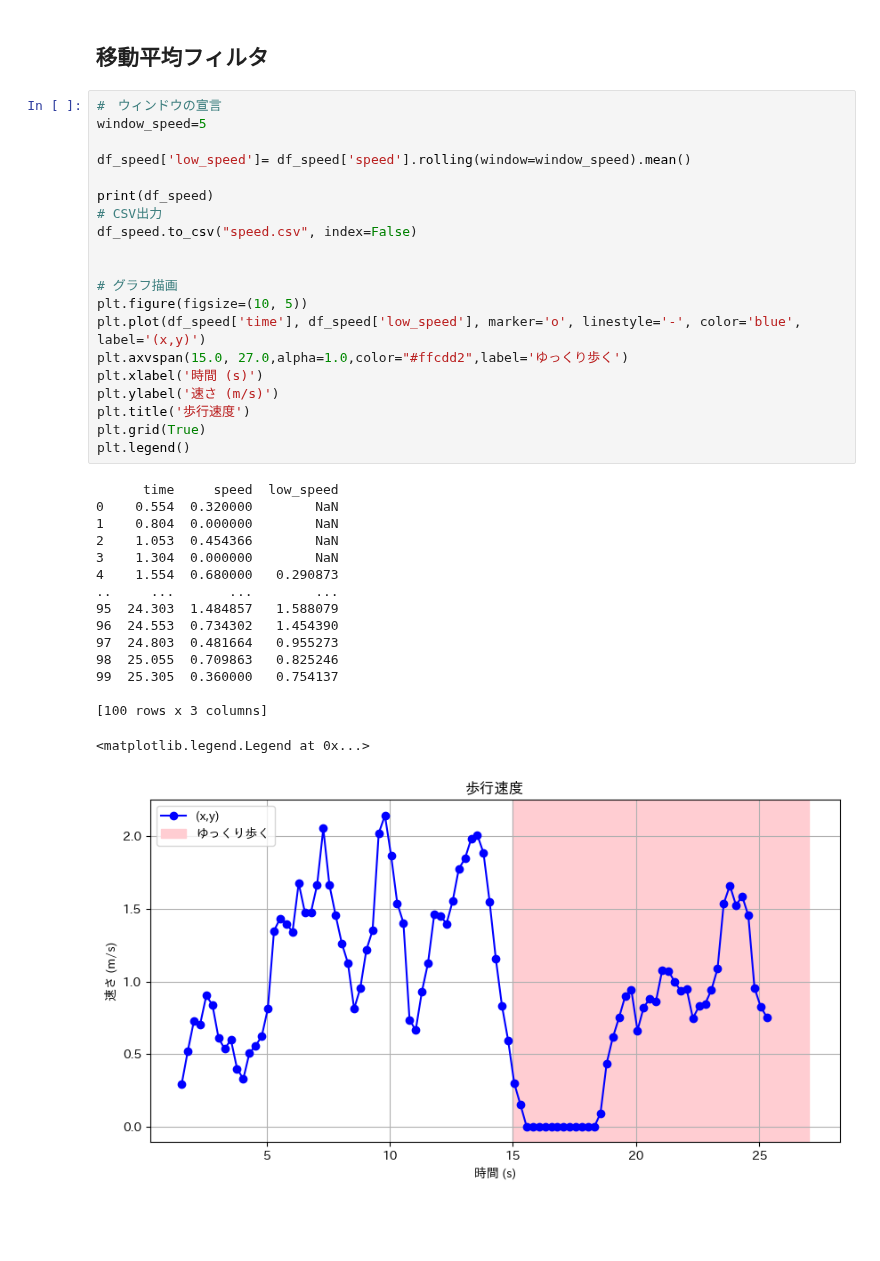
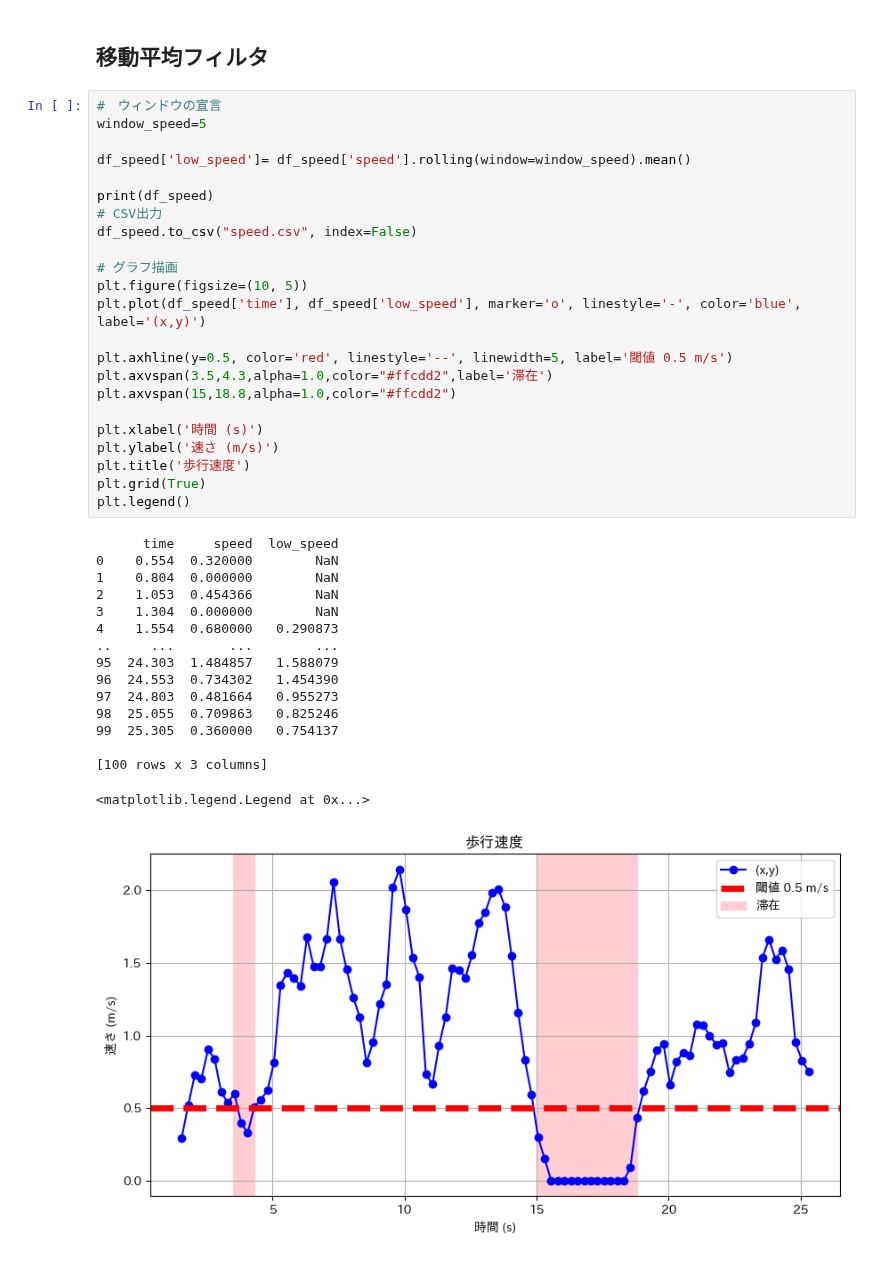
Before and after one commit to kajiLabTeam/pedestrian-behavior-comparison-system, a Jupyter notebook: src/output_trajectories/demo/B/20251127_ryuki_01/speed.ipynb, the cells around one changed output. Drawn from its saved outputs; the diff is of its cells as text; blank space fills up the shorter version.

```diff
--- a/src/output_trajectories/demo/B/20251127_ryuki_01/speed.ipynb
+++ b/src/output_trajectories/demo/B/20251127_ryuki_01/speed.ipynb
@@ -130,33 +132,36 @@ window_speed=5
 df_speed['low_speed']= df_speed['speed'].rolling(window=window_speed).mean()
 
 print(df_speed)
 # CSV出力
 df_speed.to_csv("speed.csv", index=False)
 
-
 # グラフ描画
 plt.figure(figsize=(10, 5))
 plt.plot(df_speed['time'], df_speed['low_speed'], marker='o', linestyle='-', color='blue', label='(x,y)')
-plt.axvspan(15.0, 27.0,alpha=1.0,color="#ffcdd2",label='ゆっくり歩く')
+
+plt.axhline(y=0.5, color='red', linestyle='--', linewidth=5, label='閾値 0.5 m/s')
+plt.axvspan(3.5,4.3,alpha=1.0,color="#ffcdd2",label='滞在')
+plt.axvspan(15,18.8,alpha=1.0,color="#ffcdd2")
+
 plt.xlabel('時間 (s)')
 plt.ylabel('速さ (m/s)')
 plt.title('歩行速度')
 plt.grid(True)
 plt.legend()
 # %% [output]
       time     speed  low_speed
 0    0.554  0.320000        NaN
 1    0.804  0.000000        NaN
 2    1.053  0.454366        NaN
 3    1.304  0.000000        NaN
 4    1.554  0.680000   0.290873
 ..     ...       ...        ...
 95  24.303  1.484857   1.588079
 96  24.553  0.734302   1.454390
 97  24.803  0.481664   0.955273
 98  25.055  0.709863   0.825246
 99  25.305  0.360000   0.754137
 
 [100 rows x 3 columns]
 <matplotlib.legend.Legend at 0x...>
-[figure, old version]
+[figure, new version]
```
Also changed, not shown: parts of 1 cell of this notebook.
